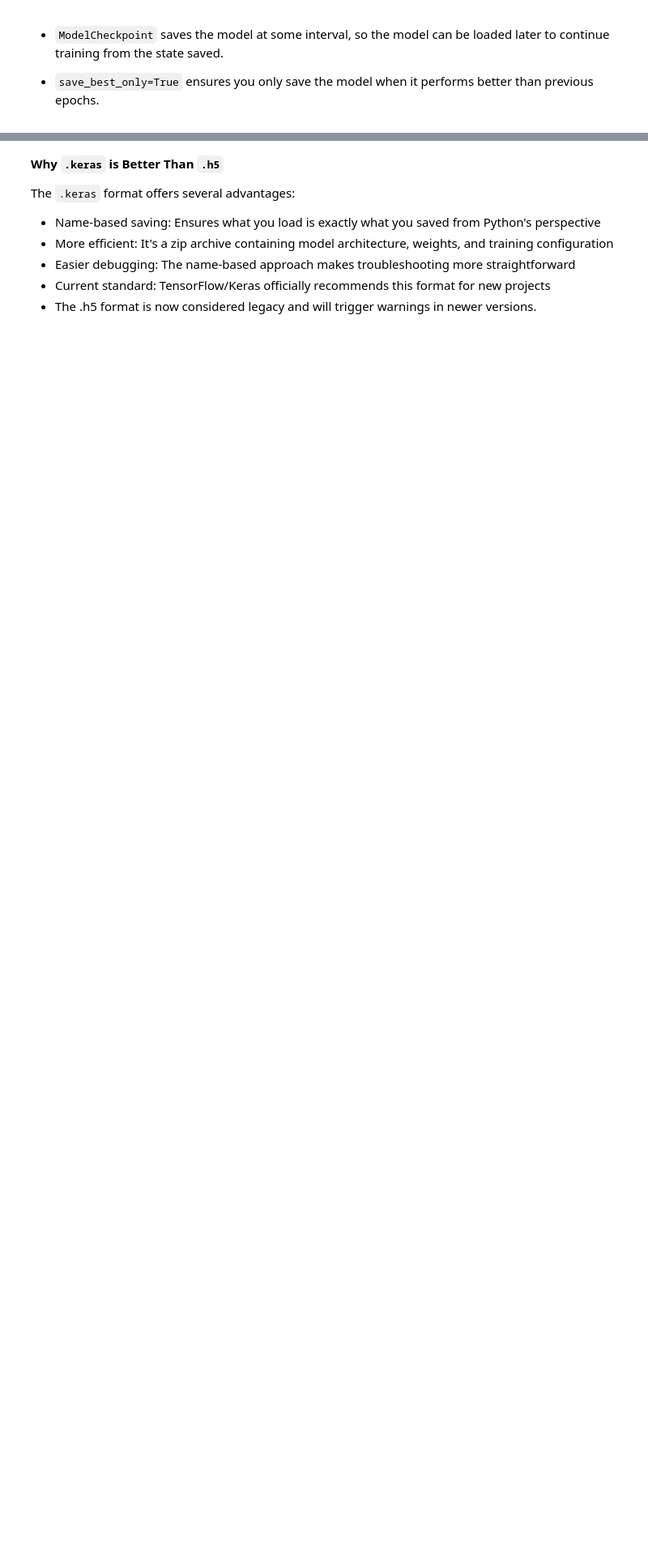
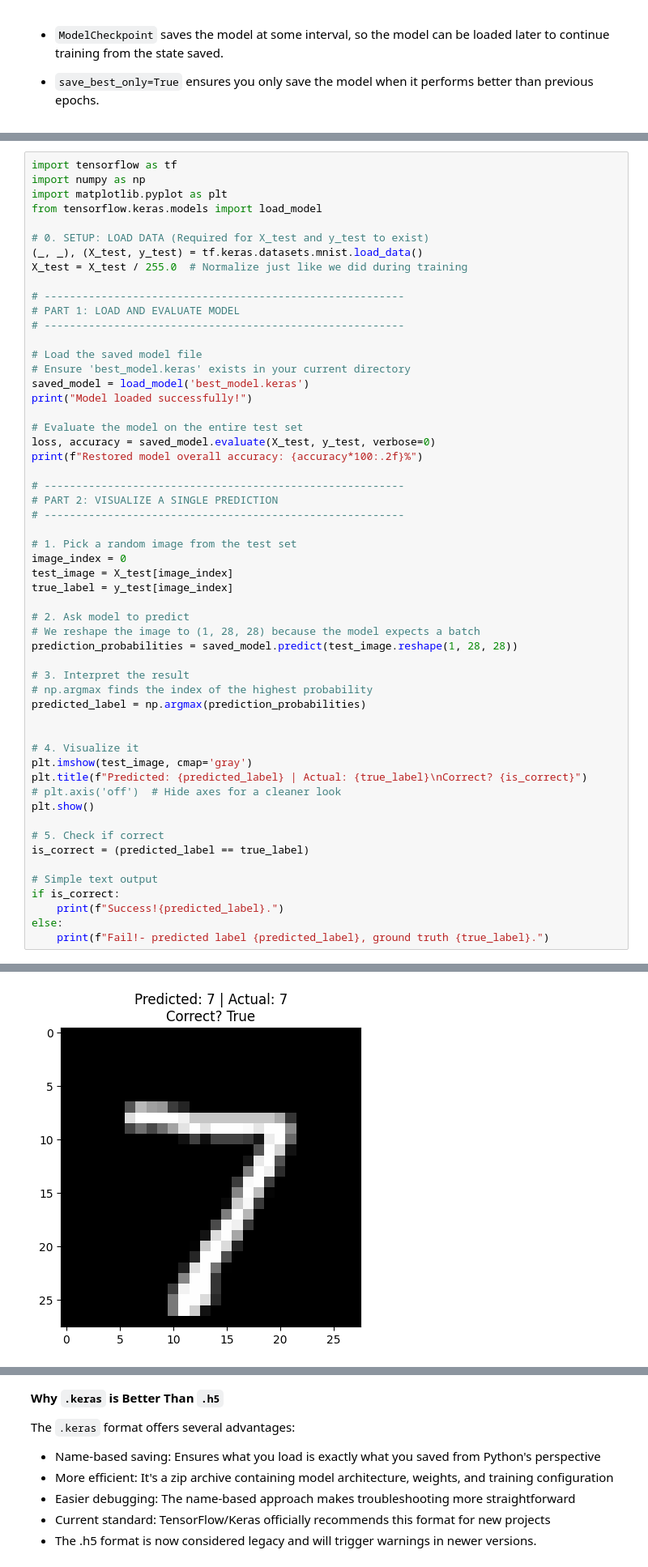
Before and after one commit to mohd-faizy/applied-deep-learning-keras, a Jupyter notebook: 02_Classification_keras.ipynb, the cells around one changed output, grey strips where cells are left out. Shown at 81% size. Drawn from its saved outputs; the diff is of its cells as text; blank space fills up the shorter version.

```diff
--- a/02_Classification_keras.ipynb
+++ b/02_Classification_keras.ipynb
@@ -937,0 +993,56 @@ print(f"Stopped at epoch: {len(history_cb.history['loss'])}")
+# %%
+import tensorflow as tf
+import numpy as np
+import matplotlib.pyplot as plt
+from tensorflow.keras.models import load_model
+
+# 0. SETUP: LOAD DATA (Required for X_test and y_test to exist)
+(_, _), (X_test, y_test) = tf.keras.datasets.mnist.load_data()
+X_test = X_test / 255.0  # Normalize just like we did during training
+
+# ---------------------------------------------------------
+# PART 1: LOAD AND EVALUATE MODEL
+# ---------------------------------------------------------
+
+# Load the saved model file
+# Ensure 'best_model.keras' exists in your current directory
+saved_model = load_model('best_model.keras')
+print("Model loaded successfully!")
+
+# Evaluate the model on the entire test set
+loss, accuracy = saved_model.evaluate(X_test, y_test, verbose=0)
+print(f"Restored model overall accuracy: {accuracy*100:.2f}%")
+
+# ---------------------------------------------------------
+# PART 2: VISUALIZE A SINGLE PREDICTION
+# ---------------------------------------------------------
+
+# 1. Pick a random image from the test set
+image_index = 0
+test_image = X_test[image_index]
+true_label = y_test[image_index]
+
+# 2. Ask model to predict
+# We reshape the image to (1, 28, 28) because the model expects a batch
+prediction_probabilities = saved_model.predict(test_image.reshape(1, 28, 28))
+
+# 3. Interpret the result
+# np.argmax finds the index of the highest probability
+predicted_label = np.argmax(prediction_probabilities)
+
+
+# 4. Visualize it
+plt.imshow(test_image, cmap='gray')
+plt.title(f"Predicted: {predicted_label} | Actual: {true_label}\nCorrect? {is_correct}")
+# plt.axis('off')  # Hide axes for a cleaner look
+plt.show()
+
+# 5. Check if correct
+is_correct = (predicted_label == true_label)
+
+# Simple text output
+if is_correct:
+    print(f"Success!{predicted_label}.")
+else:
+    print(f"Fail!- predicted label {predicted_label}, ground truth {true_label}.")
+# %% [output]
@@ -937,0 +1053 @@ print(f"Stopped at epoch: {len(history_cb.history['loss'])}")
+[figure, added]
```
Also changed, not shown: parts of 15 cells of this notebook, 1 other file.
